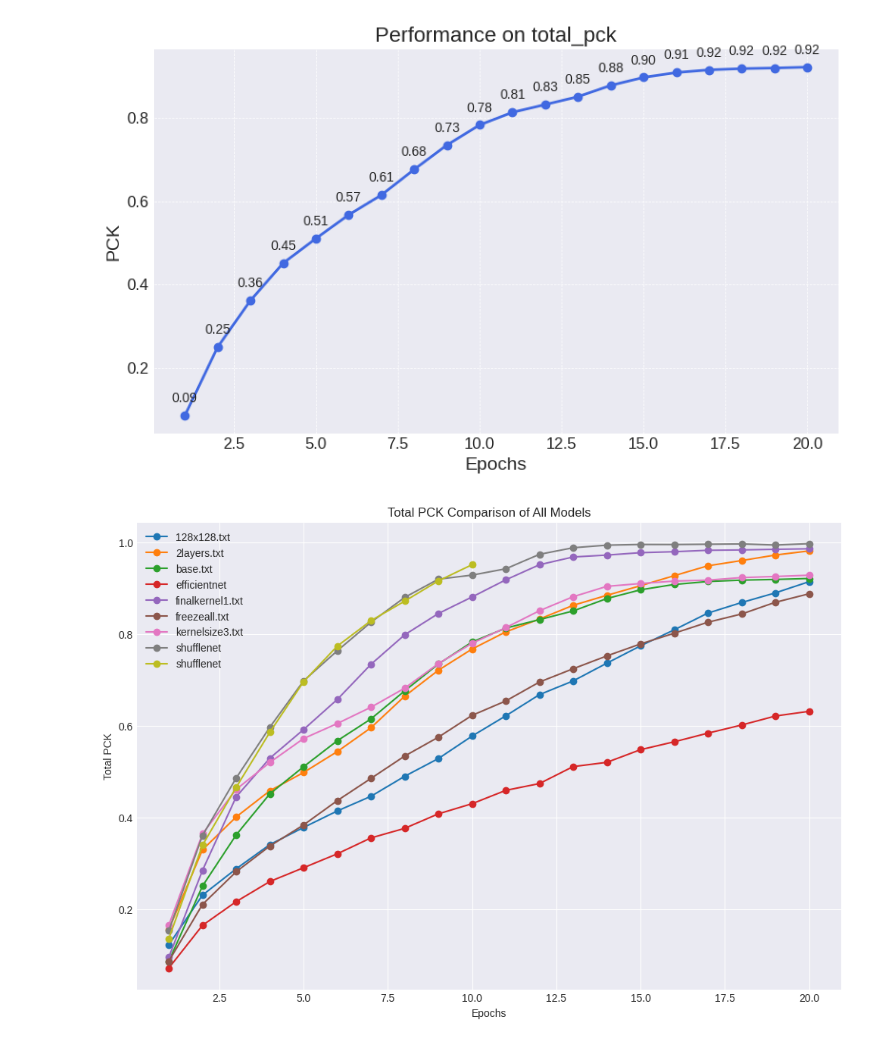
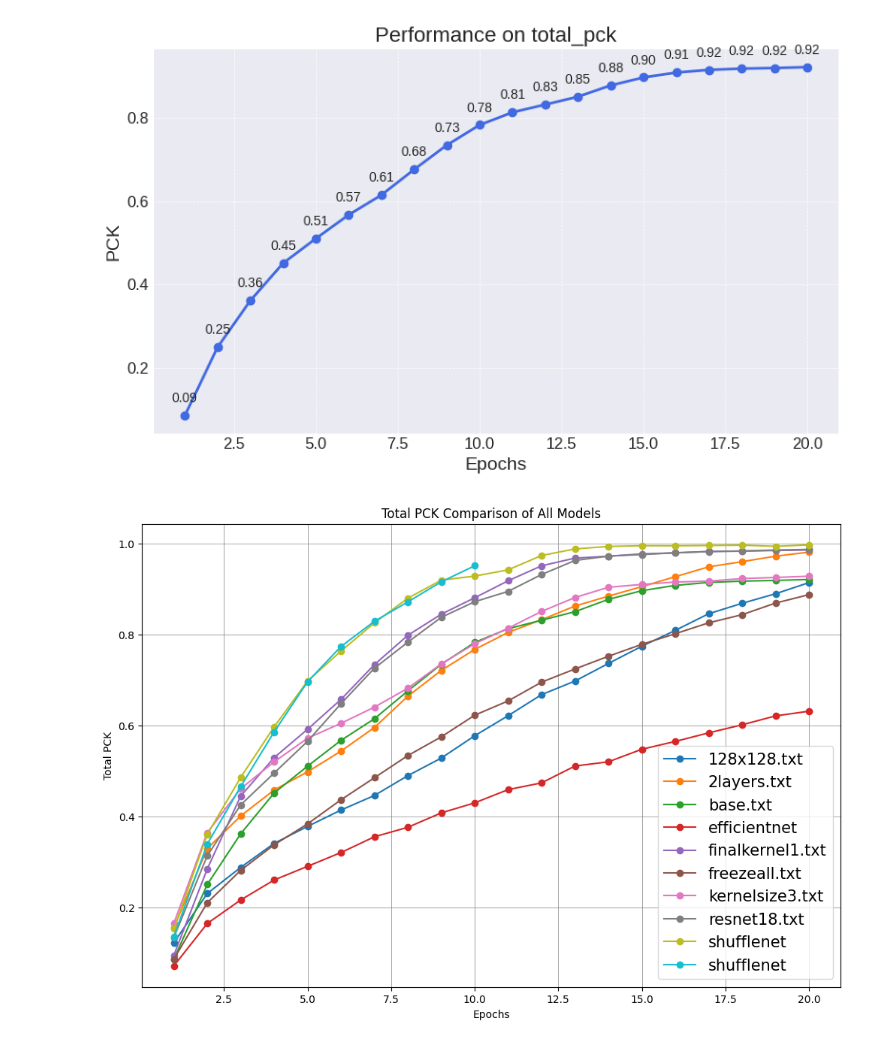
Before and after one commit to M1kE01/HumanPoseEstimationLSP, a Jupyter notebook: Plotting_HPE.ipynb, the cells around one changed output. Drawn from its saved outputs; the diff is of its cells as text; code cells hidden in the pictures.

Commit message:
Modified plotting

```diff
--- a/Plotting_HPE.ipynb
+++ b/Plotting_HPE.ipynb
@@ -128,6 +128,7 @@ def plot_all_models_performance():
         "accuracies_training_finalkernel1.txt",
         "accuracies_training_freezeall.txt",
         "accuracies_training_kernelsize3.txt",
+        "accuracies_training_resnet18.txt",
         "accuracies_training_shufflenet_v2_x2_0.txt",
         "accuracies_training_shufflenet_v2_x2_0_10epoch.txt"
     ]
@@ -138,33 +139,34 @@ def plot_all_models_performance():
     plt.figure(figsize=(12, 8))
 
     for file_name in model_files:
         file_url = f"{base_url}{file_name}"
         response = requests.get(file_url)
         if response.status_code == 200:
             try:
                 # Read the data, assuming that there are no headers and the separator is whitespace
                 data = pd.read_csv(io.StringIO(response.text), delim_whitespace=True, header=None)
                 # Adjusting the epoch number to start from 1
                 plt.plot(data[0]+1, data[1], marker='o', label=file_name.split("_")[2])  # The label uses the third part of the file name
             except Exception as e:
                 print(f"Error reading the file {file_name}: {e}")
         else:
             print(f"Failed to fetch the file: {file_name}, Status Code: {response.status_code}")
 
     plt.title('Total PCK Comparison of All Models')
     plt.xlabel('Epochs')
     plt.ylabel('Total PCK')
-    plt.legend()
-    plt.grid(True)
+    plt.legend(fontsize=15)
+    plt.grid(True, which='both', color='gray', linestyle='-', linewidth=0.5)
+
 
     # Save the figure before calling plt.show()
     plt.savefig('/content/all_models_performance.pdf', format='pdf')
 
     # Then, display the figure
     plt.show()
 
 
 # Call the function to plot the graph
 plot_all_models_performance()
 # %% [output]
-[figure, old version]
+[figure, new version]
```
Also changed, not shown: parts of 1 cell of this notebook.
